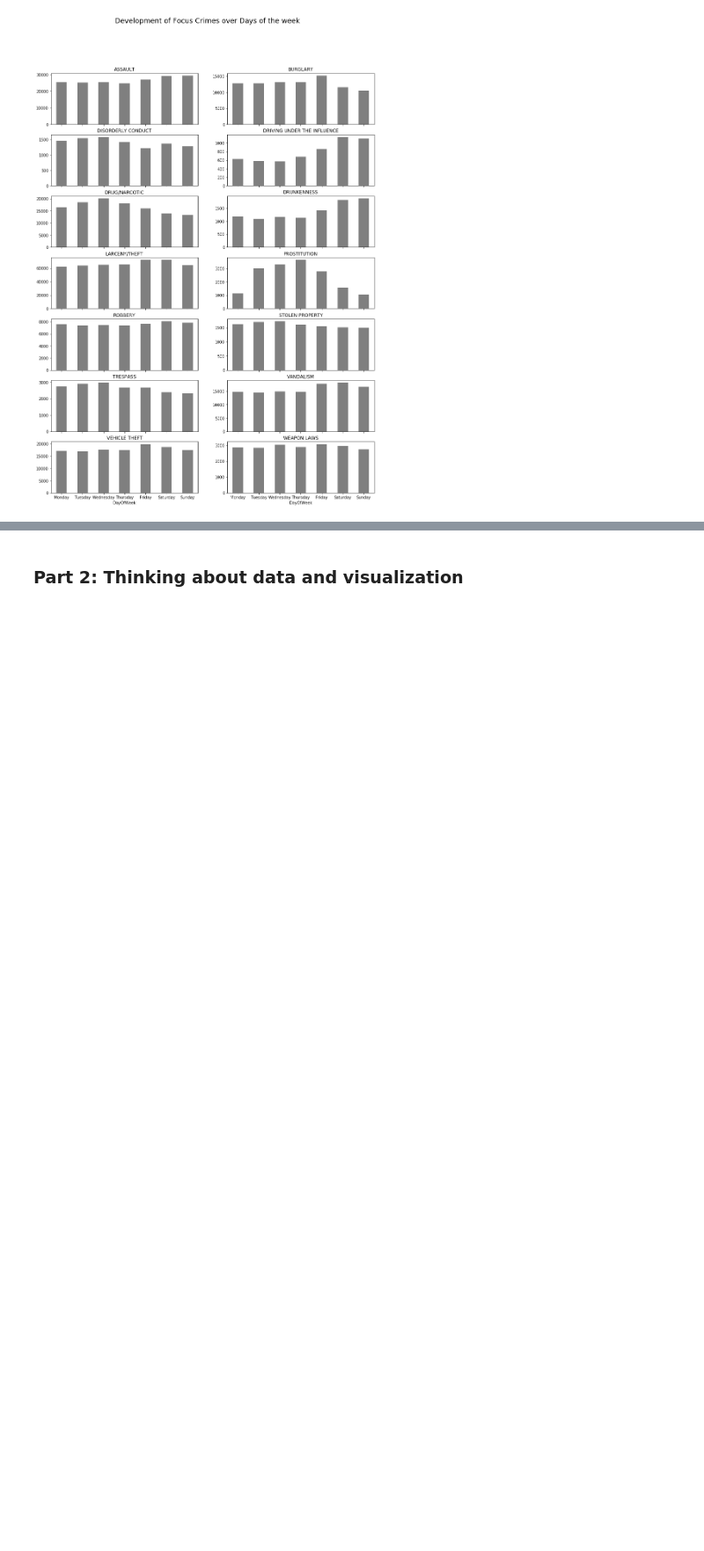
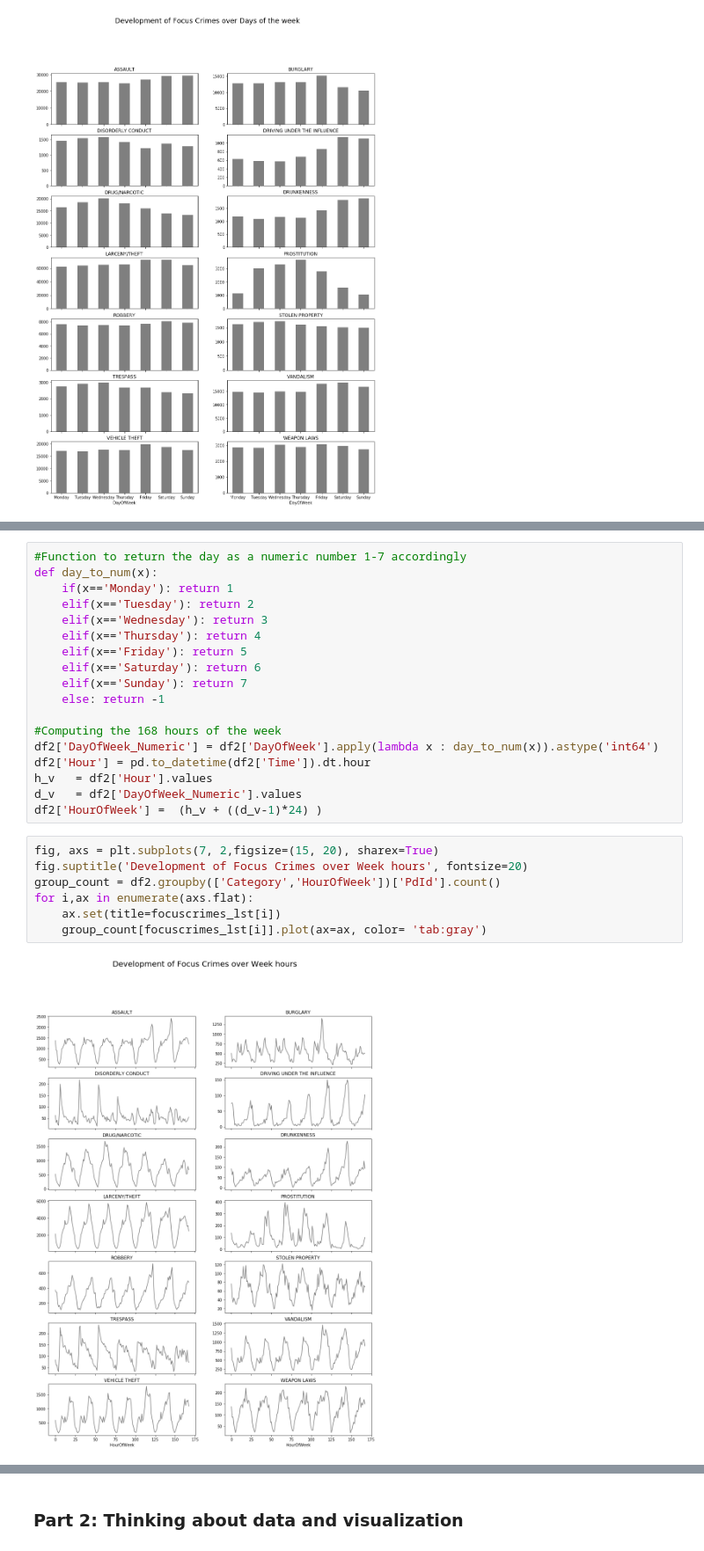
Before and after one commit to AbdulstarKousa/social-data-analysis, a Jupyter notebook: Assignment/Assignment 1.ipynb, the cells around one changed output, grey strips where cells are left out. Shown at 88% size. Saved outputs shown, nothing was run; the diff lists cells and outputs as text; blank space fills up the shorter version.

```diff
--- a/Assignment/Assignment 1.ipynb
+++ b/Assignment/Assignment 1.ipynb
@@ -73,0 +118,27 @@ for i,ax in enumerate(axs.flat):
+# %%
+#Function to return the day as a numeric number 1-7 accordingly
+def day_to_num(x):
+    if(x=='Monday'): return 1
+    elif(x=='Tuesday'): return 2
+    elif(x=='Wednesday'): return 3
+    elif(x=='Thursday'): return 4
+    elif(x=='Friday'): return 5
+    elif(x=='Saturday'): return 6
+    elif(x=='Sunday'): return 7
+    else: return -1
+
+#Computing the 168 hours of the week
+df2['DayOfWeek_Numeric'] = df2['DayOfWeek'].apply(lambda x : day_to_num(x)).astype('int64')
+df2['Hour'] = pd.to_datetime(df2['Time']).dt.hour
+h_v   = df2['Hour'].values
+d_v   = df2['DayOfWeek_Numeric'].values
+df2['HourOfWeek'] =  (h_v + ((d_v-1)*24) )
+# %%
+fig, axs = plt.subplots(7, 2,figsize=(15, 20), sharex=True)
+fig.suptitle('Development of Focus Crimes over Week hours', fontsize=20)
+group_count = df2.groupby(['Category','HourOfWeek'])['PdId'].count()
+for i,ax in enumerate(axs.flat):
+    ax.set(title=focuscrimes_lst[i])
+    group_count[focuscrimes_lst[i]].plot(ax=ax, color= 'tab:gray')
+# %% [output]
+[figure, added]
```
Also changed, not shown: parts of 27 cells of this notebook.
